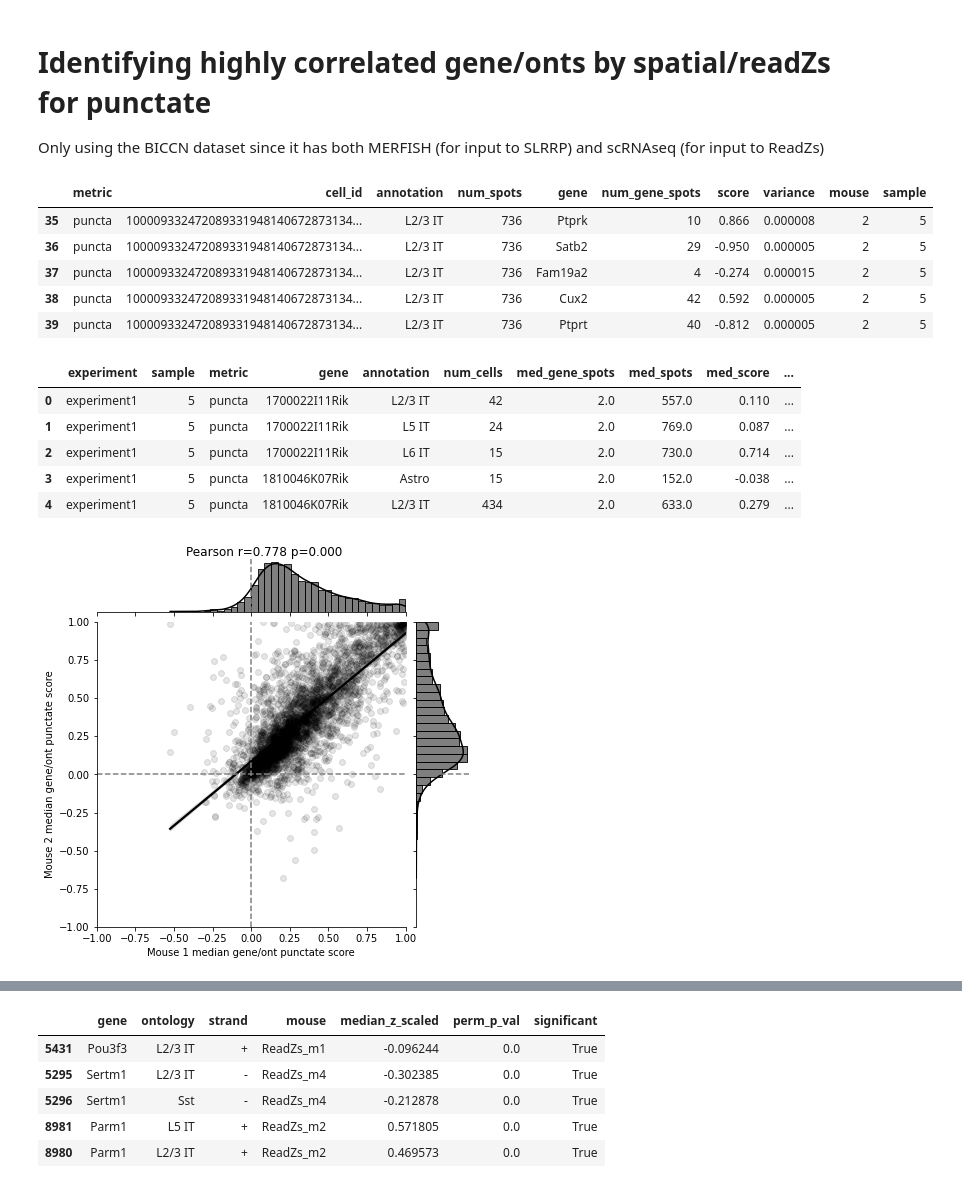
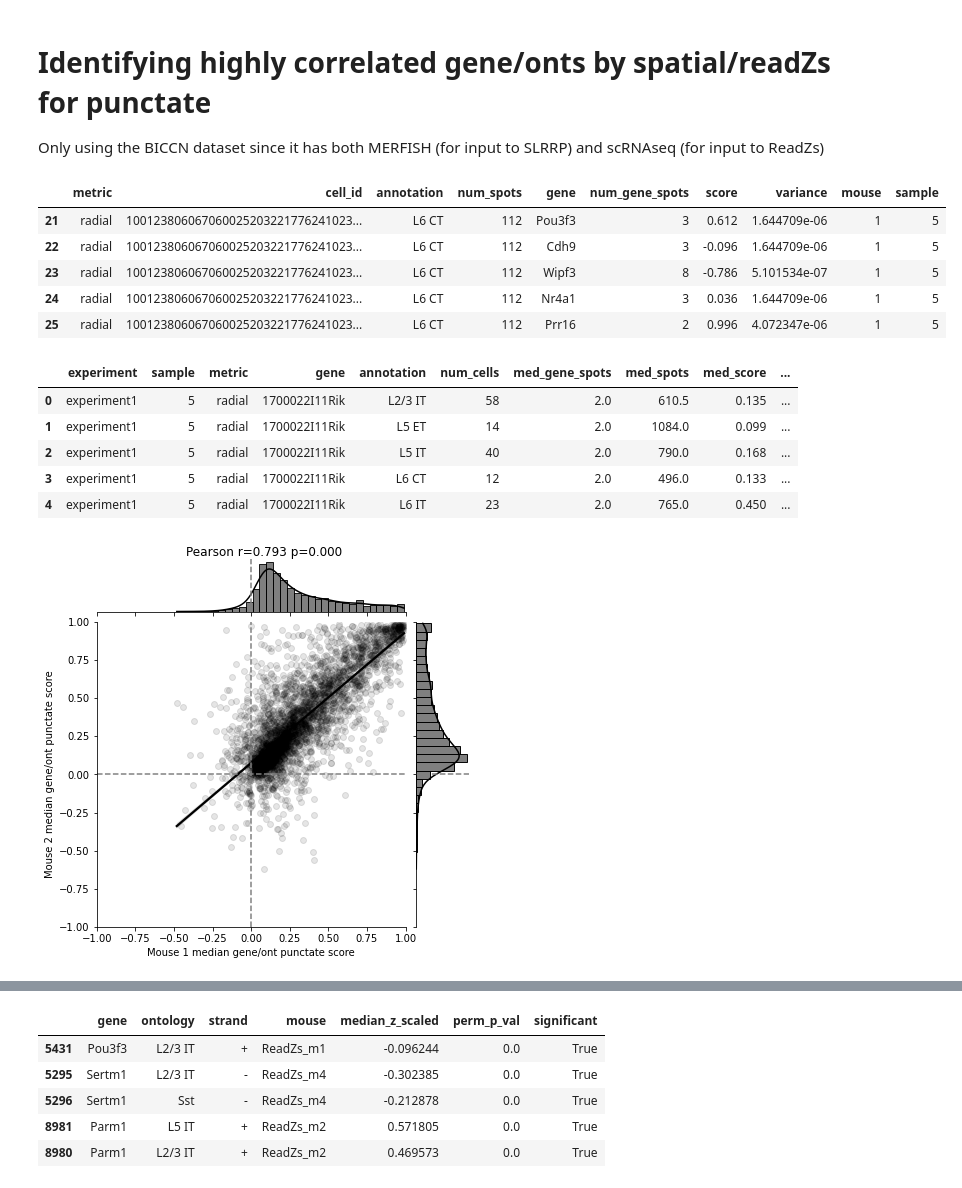
Before and after one commit to salzman-lab/SPRAWL, a Jupyter notebook: analysis/localization_regulation_by_cis_element/punctate_metric_readz_corr.ipynb, the cells around one changed output, grey strips where cells are left out. Drawn from its saved outputs; the diff is of its cells as text; code cells hidden in the pictures.

```diff
--- a/analysis/localization_regulation_by_cis_element/punctate_metric_readz_corr.ipynb
+++ b/analysis/localization_regulation_by_cis_element/punctate_metric_readz_corr.ipynb
@@ -97,31 +97,31 @@ srrs_to_readzs_onts = {
 }
 # %%
 #Read in the gene/cell punctate scores for all mice/samples
-f_paths = glob.glob('../../outputs/gene_cell/mouse?sample?_punctate_scores.csv')
+f_paths = glob.glob('../../outputs/gene_cell/mouse?sample?_radial_scores.csv')
 
 cell_gene_df = pd.DataFrame()
 
 for f_path in f_paths:
     basename = os.path.basename(f_path).split('_')[0]
     mouse = int(basename[5])
     sample = int(basename[12])
 
     sample_df = pd.read_csv(f_path)
     sample_df['mouse'] = mouse
     sample_df['sample'] = sample
 
     cell_gene_df = pd.concat((cell_gene_df, sample_df))
 
 cell_gene_df['annotation'] = cell_gene_df['annotation'].map(srrs_to_readzs_onts)
 cell_gene_df = cell_gene_df.dropna() #remove annotations without mappings
 cell_gene_df.head()
 # %% [output]
 |  | metric | cell_id | annotation | num_spots | gene | num_gene_spots | score | variance | mouse | sample |
-| 35 | puncta | 100009332472089331948140672873134... | L2/3 IT | 736 | Ptprk | 10 | 0.866 | 0.000008 | 2 | 5 |
-| 36 | puncta | 100009332472089331948140672873134... | L2/3 IT | 736 | Satb2 | 29 | -0.950 | 0.000005 | 2 | 5 |
-| 37 | puncta | 100009332472089331948140672873134... | L2/3 IT | 736 | Fam19a2 | 4 | -0.274 | 0.000015 | 2 | 5 |
-| 38 | puncta | 100009332472089331948140672873134... | L2/3 IT | 736 | Cux2 | 42 | 0.592 | 0.000005 | 2 | 5 |
-| 39 | puncta | 100009332472089331948140672873134... | L2/3 IT | 736 | Ptprt | 40 | -0.812 | 0.000005 | 2 | 5 |
+| 21 | radial | 100123806067060025203221776241023... | L6 CT | 112 | Pou3f3 | 3 | 0.612 | 1.644709e-06 | 1 | 5 |
+| 22 | radial | 100123806067060025203221776241023... | L6 CT | 112 | Cdh9 | 3 | -0.096 | 1.644709e-06 | 1 | 5 |
+| 23 | radial | 100123806067060025203221776241023... | L6 CT | 112 | Wipf3 | 8 | -0.786 | 5.101534e-07 | 1 | 5 |
+| 24 | radial | 100123806067060025203221776241023... | L6 CT | 112 | Nr4a1 | 3 | 0.036 | 1.644709e-06 | 1 | 5 |
+| 25 | radial | 100123806067060025203221776241023... | L6 CT | 112 | Prr16 | 2 | 0.996 | 4.072347e-06 | 1 | 5 |
 # %%
 #calculate gene/ontology scores for mouse1 and mouse2 separately
 gene_ont_df = pd.concat(
@@ -132,11 +132,11 @@ gene_ont_df = pd.concat(
 gene_ont_df.head()
 # %% [output]
 |  | experiment | sample | metric | gene | annotation | num_cells | med_gene_spots | med_spots | med_score | ... |
-| 0 | experiment1 | 5 | puncta | 1700022I11Rik | L2/3 IT | 42 | 2.0 | 557.0 | 0.110 | ... |
-| 1 | experiment1 | 5 | puncta | 1700022I11Rik | L5 IT | 24 | 2.0 | 769.0 | 0.087 | ... |
-| 2 | experiment1 | 5 | puncta | 1700022I11Rik | L6 IT | 15 | 2.0 | 730.0 | 0.714 | ... |
-| 3 | experiment1 | 5 | puncta | 1810046K07Rik | Astro | 15 | 2.0 | 152.0 | -0.038 | ... |
-| 4 | experiment1 | 5 | puncta | 1810046K07Rik | L2/3 IT | 434 | 2.0 | 633.0 | 0.279 | ... |
+| 0 | experiment1 | 5 | radial | 1700022I11Rik | L2/3 IT | 58 | 2.0 | 610.5 | 0.135 | ... |
+| 1 | experiment1 | 5 | radial | 1700022I11Rik | L5 ET | 14 | 2.0 | 1084.0 | 0.099 | ... |
+| 2 | experiment1 | 5 | radial | 1700022I11Rik | L5 IT | 40 | 2.0 | 790.0 | 0.168 | ... |
+| 3 | experiment1 | 5 | radial | 1700022I11Rik | L6 CT | 12 | 2.0 | 496.0 | 0.133 | ... |
+| 4 | experiment1 | 5 | radial | 1700022I11Rik | L6 IT | 23 | 2.0 | 765.0 | 0.450 | ... |
 # %%
 #Compare median punctate score per gene/ontology between mouse 1 and mouse 2
 piv_df = gene_ont_df.pivot(
@@ -168,7 +168,7 @@ plt.suptitle('Pearson r={:.3f} p={:.3f}'.format(r,p))
 plt.show()
 plt.close()
 # %% [output]
-[figure, old version]
+[figure, new version]
 # %%
 readzs_df = pd.read_csv('../../outputs/readzs/UTR_level/MOp_10Xv3_no_unann_filt.csv')
 readzs_df
```
Also changed, not shown: parts of 5 cells of this notebook, 20 other files.
